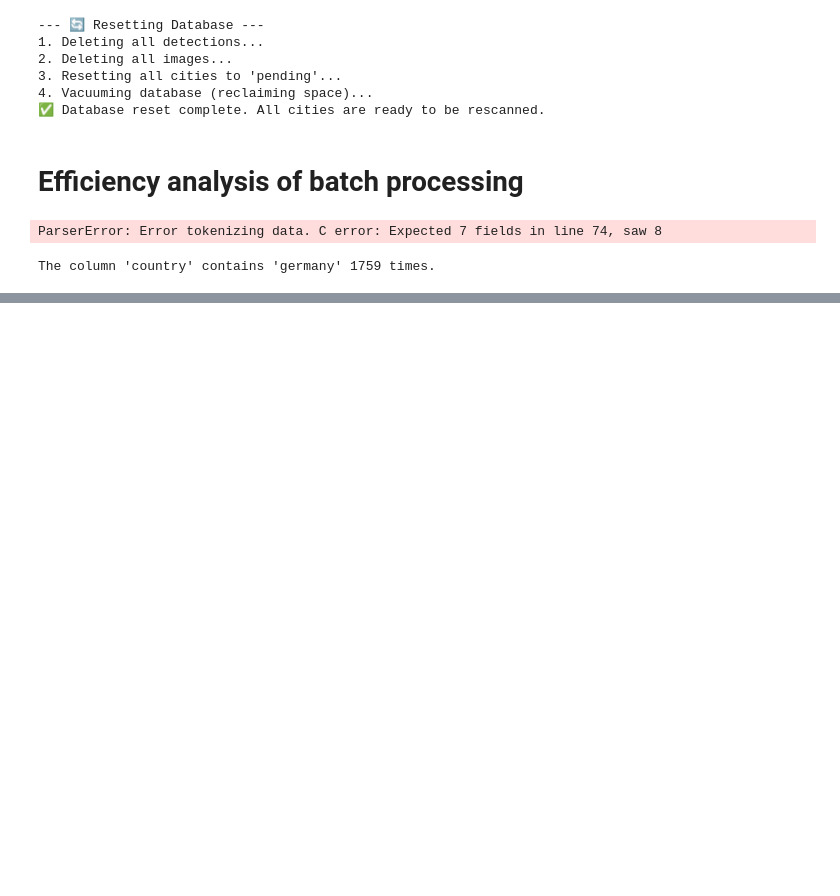
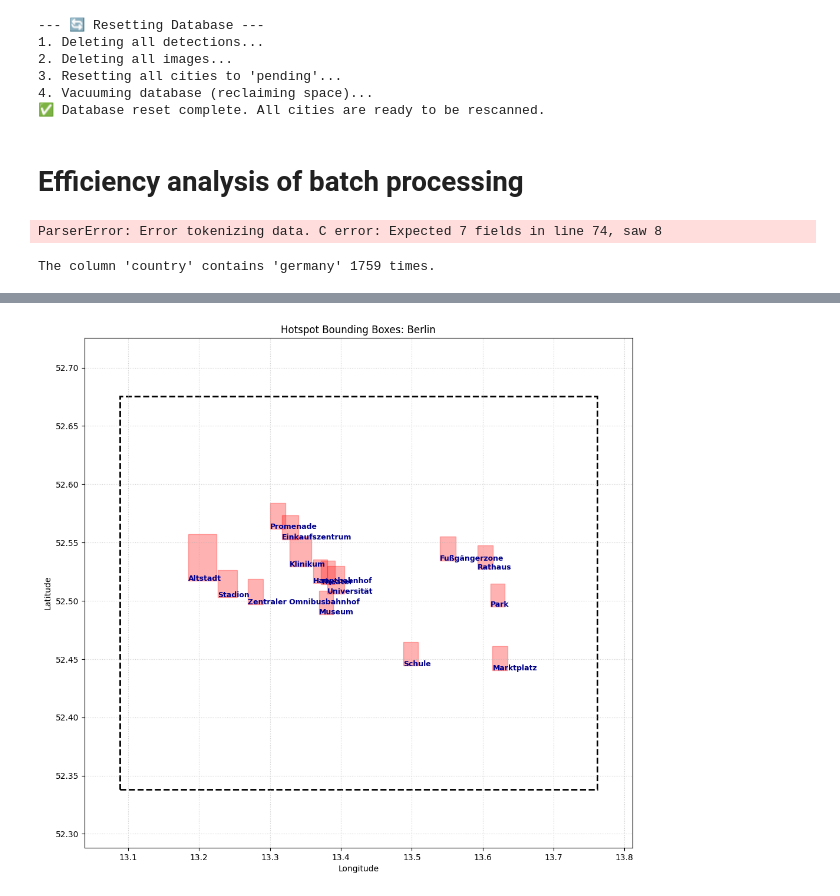
Before and after one commit to a-rabanus/dataviz_backend, a Jupyter notebook: drafts.ipynb, the cells around one changed output, grey strips where cells are left out. Drawn from its saved outputs; the diff is of its cells as text; code cells hidden in the pictures; blank space fills up the shorter version.

```diff
--- a/drafts.ipynb
+++ b/drafts.ipynb
@@ -309,0 +331,93 @@ Total German cities found in this population range: 54
+# %%
+import math
+import requests
+import matplotlib.pyplot as plt
+import matplotlib.patches as patches
+import time
+
+USER_AGENT = 'CityBoxFinder/1.0 (anton.rabanus@study.hs-duesseldorf.de)'
+POIS = [
+    "Altstadt", "Hauptbahnhof", "Marktplatz", "Fußgängerzone",
+    "Universität", "Schule", "Einkaufszentrum", "Park",
+    "Rathaus", "Zentraler Omnibusbahnhof", "Theater",
+    "Stadion", "Promenade", "Museum", "Klinikum"
+]
+POI_MARGIN = 0.01
+
+def get_city_bbox(city_name):
+    url = f"https://nominatim.openstreetmap.org/search?q={requests.utils.quote(city_name)}&format=json&limit=1"
+    resp = requests.get(url, headers={'User-Agent': USER_AGENT})
+    data = resp.json()
+    if data and 'boundingbox' in data[0]:
+        b = data[0]['boundingbox']
+        return [float(b[2]), float(b[0]), float(b[3]), float(b[1])]
+    return None
+
+def get_poi_bboxes(city_name, city_bbox):
+    bboxes = []
+    viewbox = f"{city_bbox[0]},{city_bbox[3]},{city_bbox[2]},{city_bbox[1]}"
+    for poi in POIS:
+        url = f"https://nominatim.openstreetmap.org/search?q={requests.utils.quote(poi + ', ' + city_name)}&format=json&limit=1&viewbox={viewbox}&bounded=1"
+        resp = requests.get(url, headers={'User-Agent': USER_AGENT})
+        data = resp.json()
+        if data and 'boundingbox' in data[0]:
+            b = data[0]['boundingbox']
+            bboxes.append({
+                'name': poi,
+                'bbox': [
+                    float(b[2]) - POI_MARGIN,
+                    float(b[0]) - POI_MARGIN,
+                    float(b[3]) + POI_MARGIN,
+                    float(b[1]) + POI_MARGIN
+                ]
+            })
+        time.sleep(1.1)
+    return bboxes
+
+def plot_hotspots(city_name):
+    city_bbox = get_city_bbox(city_name)
+    if not city_bbox:
+        print("Fehler: Stadt-Bounding-Box nicht gefunden.")
+        return
+
+    print(f"Lade POIs für {city_name}...")
+    poi_data = get_poi_bboxes(city_name, city_bbox)
+
+    fig, ax = plt.subplots(figsize=(12, 12))
+
+    cw = city_bbox[2] - city_bbox[0]
+    ch = city_bbox[3] - city_bbox[1]
+    city_rect = patches.Rectangle(
+        (city_bbox[0], city_bbox[1]), cw, ch,
+        linewidth=2, edgecolor='black', facecolor='none', linestyle='--'
+    )
+    ax.add_patch(city_rect)
+
+    for item in poi_data:
+        pb = item['bbox']
+        pw = pb[2] - pb[0]
+        ph = pb[3] - pb[1]
+        poi_rect = patches.Rectangle(
+            (pb[0], pb[1]), pw, ph,
+            linewidth=1, edgecolor='red', facecolor='red', alpha=0.3
+        )
+        ax.add_patch(poi_rect)
+        ax.text(pb[0], pb[1], item['name'], fontsize=9, color='darkblue', weight='bold')
+
+    ax.set_xlim(city_bbox[0] - 0.05, city_bbox[2] + 0.05)
+    ax.set_ylim(city_bbox[1] - 0.05, city_bbox[3] + 0.05)
+
+    center_lat = (city_bbox[1] + city_bbox[3]) / 2.0
+    aspect_ratio = 1.0 / math.cos(math.radians(center_lat))
+    ax.set_aspect(aspect_ratio)
+
+    ax.set_title(f"Hotspot Bounding Boxes: {city_name}")
+    ax.set_xlabel("Longitude")
+    ax.set_ylabel("Latitude")
+    plt.grid(True, linestyle=':', alpha=0.6)
+
+    plt.savefig(f"hotspots_{city_name.lower()}.png", format="png", dpi=300)
+    plt.show()
+
+plot_hotspots("Berlin")
+# %% [output]
@@ -309,0 +425 @@ Total German cities found in this population range: 54
+[figure, added]
```
Also changed, not shown: parts of 4 cells of this notebook, 7 other files.
